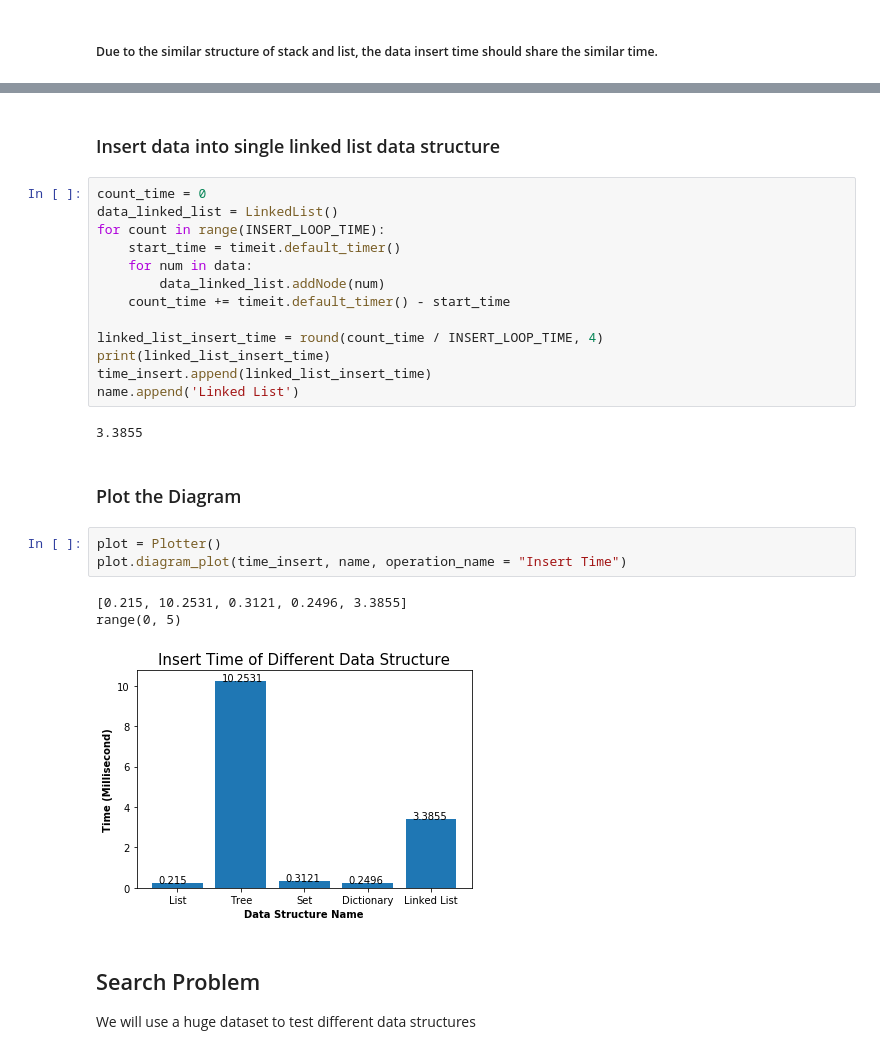
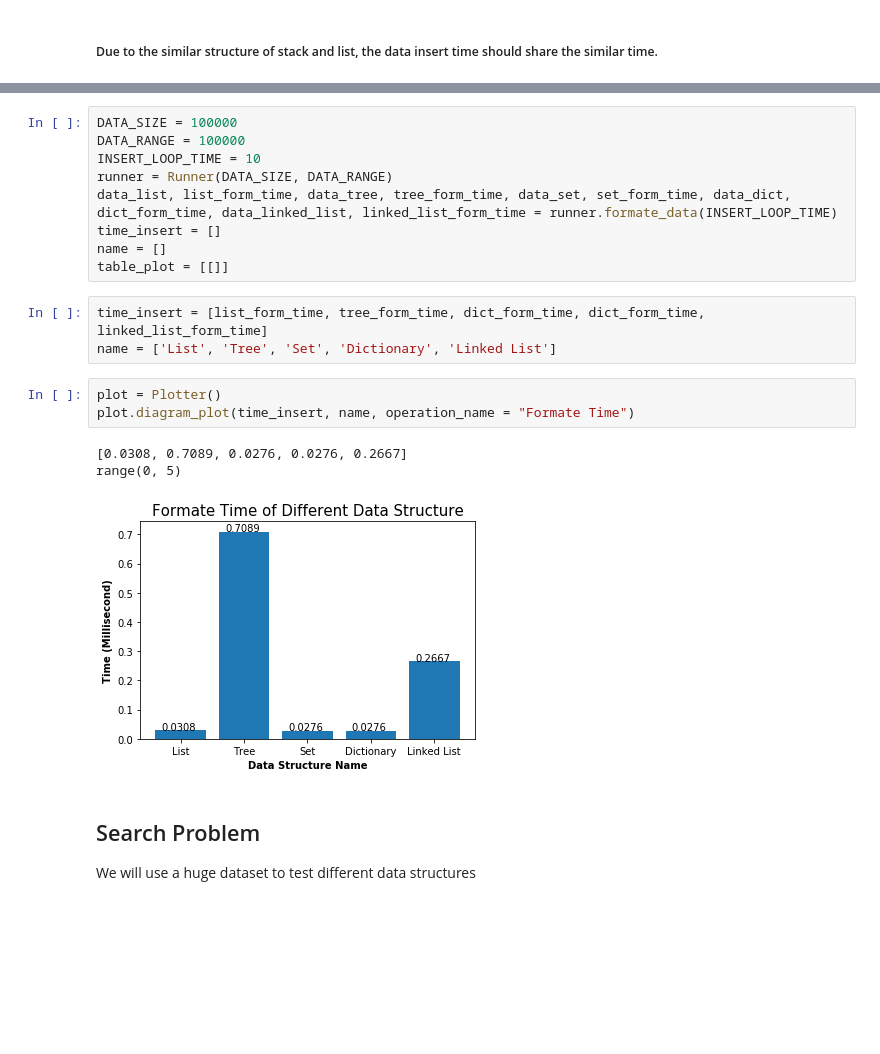
Before and after one commit to FeiCoding/python_structure, a Jupyter notebook: Structure_overview.ipynb, the cells around one changed output, grey strips where cells are left out. Drawn from its saved outputs; the diff is of its cells as text; blank space fills up the shorter version.

Commit message:
update controller class Runner

```diff
--- a/Structure_overview.ipynb
+++ b/Structure_overview.ipynb
@@ -178,29 +103,22 @@ name.append('Dictionary')
-# %% [markdown]
-### Insert data into single linked list data structure
-# %%
-count_time = 0
-data_linked_list = LinkedList()
-for count in range(INSERT_LOOP_TIME):
-    start_time = timeit.default_timer()
-    for num in data:
-        data_linked_list.addNode(num)
-    count_time += timeit.default_timer() - start_time
-
-linked_list_insert_time = round(count_time / INSERT_LOOP_TIME, 4)
-print(linked_list_insert_time)
-time_insert.append(linked_list_insert_time)
-name.append('Linked List')
-# %% [output]
-3.3855
-# %% [markdown]
-### Plot the Diagram
+# %%
+DATA_SIZE = 100000
+DATA_RANGE = 100000
+INSERT_LOOP_TIME = 10
+runner = Runner(DATA_SIZE, DATA_RANGE)
+data_list, list_form_time, data_tree, tree_form_time, data_set, set_form_time, data_dict, dict_form_time, data_linked_list, linked_list_form_time = runner.formate_data(INSERT_LOOP_TIME)
+time_insert = []
+name = []
+table_plot = [[]]
+# %%
+time_insert = [list_form_time, tree_form_time, dict_form_time, dict_form_time, linked_list_form_time]
+name = ['List', 'Tree', 'Set', 'Dictionary', 'Linked List']
 # %%
 plot = Plotter()
-plot.diagram_plot(time_insert, name, operation_name = "Insert Time")
+plot.diagram_plot(time_insert, name, operation_name = "Formate Time")
 # %% [output]
-[0.215, 10.2531, 0.3121, 0.2496, 3.3855]
+[0.0308, 0.7089, 0.0276, 0.0276, 0.2667]
 range(0, 5)
-[figure, old version]
+[figure, new version]
 # %% [markdown]
 ## Search Problem
 We will use a huge dataset to test different data structures
```
Also changed, not shown: parts of 35 cells of this notebook, 2 other files.
